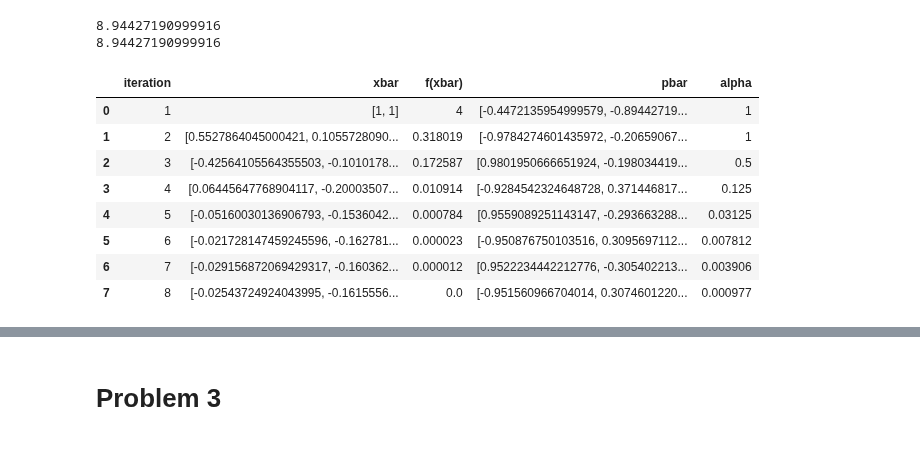
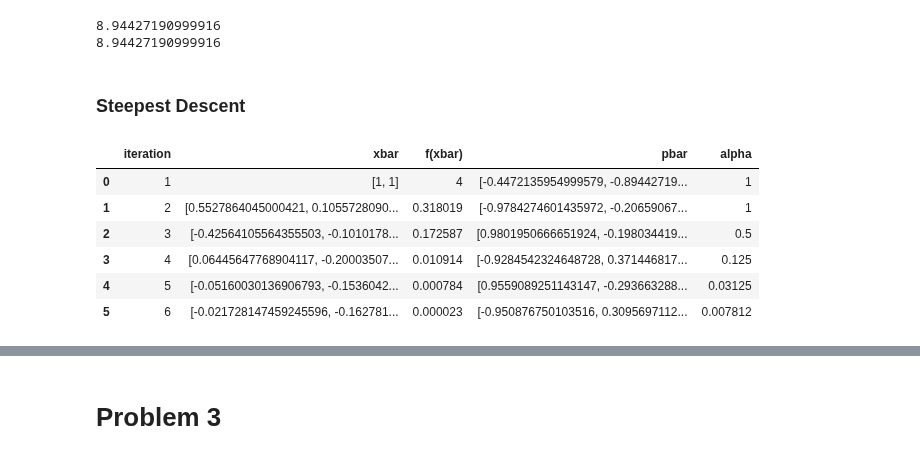
Before and after one commit to wpmcgrath95/MATH-693A-Advanced-Numerical-Methods, a Jupyter notebook: python/Homework1.ipynb, the cells around one changed output, grey strips where cells are left out. Saved outputs shown, nothing was run; the diff lists cells and outputs as text; code cells hidden in the pictures.

```diff
--- a/python/Homework1.ipynb
+++ b/python/Homework1.ipynb
@@ -58,3 +60,5 @@ def hessian(xbar_k):
+# %% [markdown]
+### Steepest Descent
 # %%
 # steepest descent algorithm (gradient descent using backtracking line search)
 # the backtracking algorithm only makes use of the first Wolfe condition, the Armijo condition
@@ -94,15 +116,13 @@ def steepest_descent(objective_func, grad, val):
     return steepest_descent_df
 # %%
 # test example in textbook f(x) = (x1 + x2^2)^2, starting x0= [1,1]
-tb_ex_sd_df = steepest_descent(ex_obj_func, ex_gradient, 10**-5)
-tb_ex_sd_df
+tb_ex_sd_df = steepest_descent([1, 1], ex_obj_func, ex_gradient, 10**-5)
+tb_ex_sd_df.head(6)
 # %% [output]
 |  | iteration | xbar | f(xbar) | pbar | alpha |
 | 0 | 1 | [1, 1] | 4 | [-0.4472135954999579, -0.89442719... | 1 |
 | 1 | 2 | [0.5527864045000421, 0.1055728090... | 0.318019 | [-0.9784274601435972, -0.20659067... | 1 |
 | 2 | 3 | [-0.42564105564355503, -0.1010178... | 0.172587 | [0.9801950666651924, -0.198034419... | 0.5 |
 | 3 | 4 | [0.06445647768904117, -0.20003507... | 0.010914 | [-0.9284542324648728, 0.371446817... | 0.125 |
 | 4 | 5 | [-0.05160030136906793, -0.1536042... | 0.000784 | [0.9559089251143147, -0.293663288... | 0.03125 |
 | 5 | 6 | [-0.021728147459245596, -0.162781... | 0.000023 | [-0.950876750103516, 0.3095697112... | 0.007812 |
-| 6 | 7 | [-0.029156872069429317, -0.160362... | 0.000012 | [0.9522234442212776, -0.305402213... | 0.003906 |
-| 7 | 8 | [-0.02543724924043995, -0.1615556... | 0.0 | [-0.951560966704014, 0.3074601220... | 0.000977 |
```
Also changed, not shown: parts of 24 cells of this notebook.
